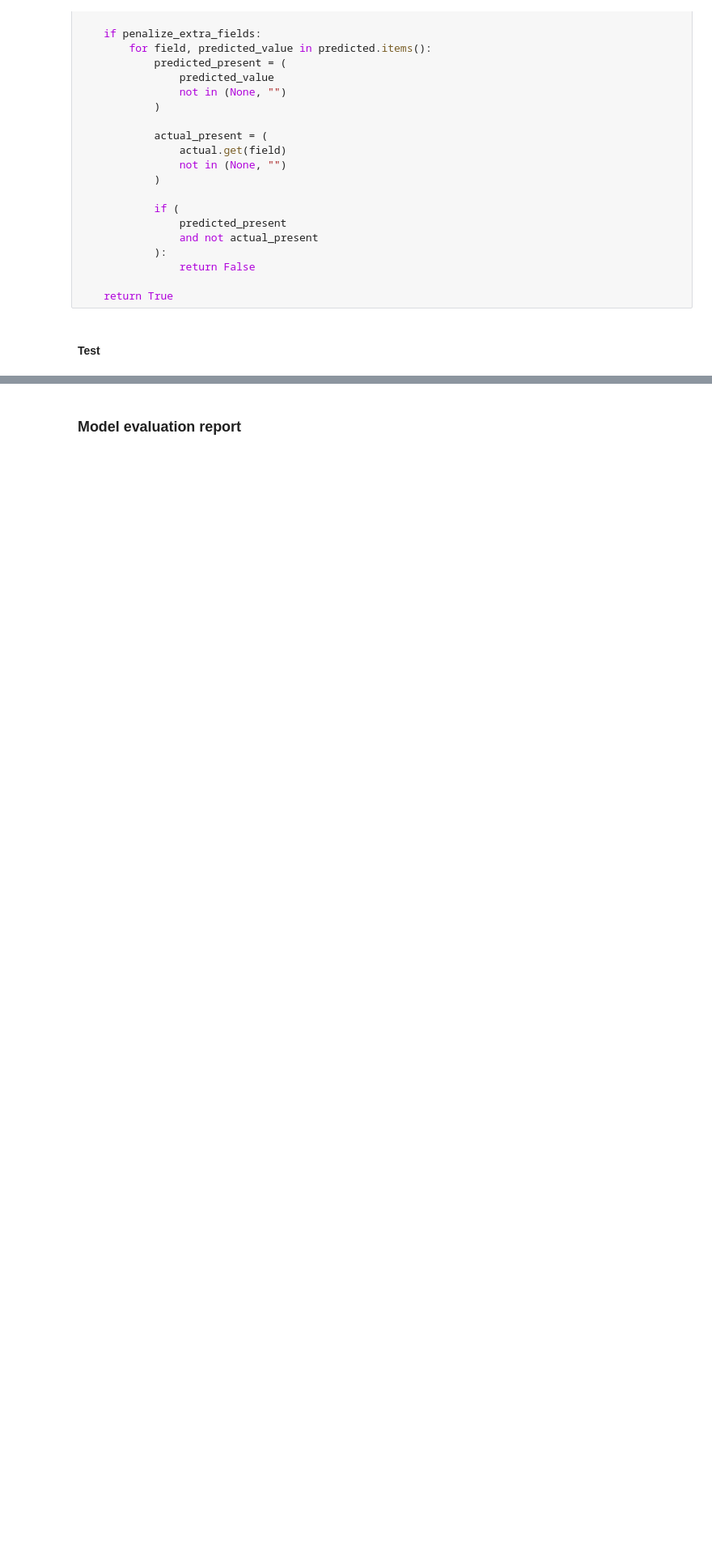
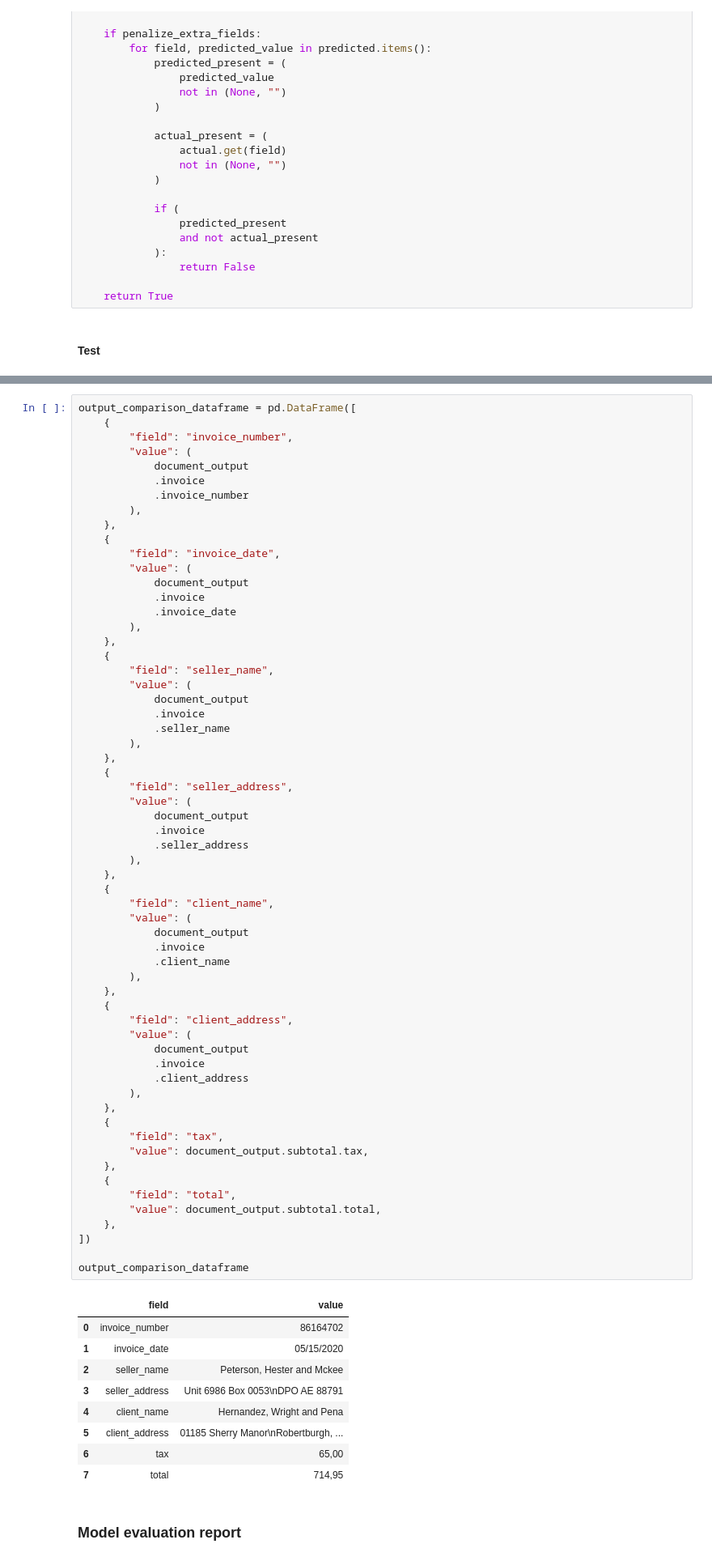
Before and after one commit to vsokoltsov/invoices-ocr, a Jupyter notebook: notebooks/bert.ipynb, the cells around one changed output, grey strips where cells are left out. Shown at 81% size. Saved outputs shown, nothing was run; the diff lists cells and outputs as text; blank space fills up the shorter version.

Commit message:
Add tests to output section

```diff
--- a/notebooks/bert.ipynb
+++ b/notebooks/bert.ipynb
@@ -8039,3 +8534,74 @@ def document_is_exact(
+# %%
+output_comparison_dataframe = pd.DataFrame([
+    {
+        "field": "invoice_number",
+        "value": (
+            document_output
+            .invoice
+            .invoice_number
+        ),
+    },
+    {
+        "field": "invoice_date",
+        "value": (
+            document_output
+            .invoice
+            .invoice_date
+        ),
+    },
+    {
+        "field": "seller_name",
+        "value": (
+            document_output
+            .invoice
+            .seller_name
+        ),
+    },
+    {
+        "field": "seller_address",
+        "value": (
+            document_output
+            .invoice
+            .seller_address
+        ),
+    },
+    {
+        "field": "client_name",
+        "value": (
+            document_output
+            .invoice
+            .client_name
+        ),
+    },
+    {
+        "field": "client_address",
+        "value": (
+            document_output
+            .invoice
+            .client_address
+        ),
+    },
+    {
+        "field": "tax",
+        "value": document_output.subtotal.tax,
+    },
+    {
+        "field": "total",
+        "value": document_output.subtotal.total,
+    },
+])
+
+output_comparison_dataframe
+# %% [output]
+|  | field | value |
+| 0 | invoice_number | 86164702 |
+| 1 | invoice_date | 05/15/2020 |
+| 2 | seller_name | Peterson, Hester and Mckee |
+| 3 | seller_address | Unit 6986 Box 0053\nDPO AE 88791 |
+| 4 | client_name | Hernandez, Wright and Pena |
+| 5 | client_address | 01185 Sherry Manor\nRobertburgh, ... |
+| 6 | tax | 65,00 |
+| 7 | total | 714,95 |
 # %% [markdown]
 ### Model evaluation report
 # %%
```
Also changed, not shown: parts of 29 cells of this notebook.
